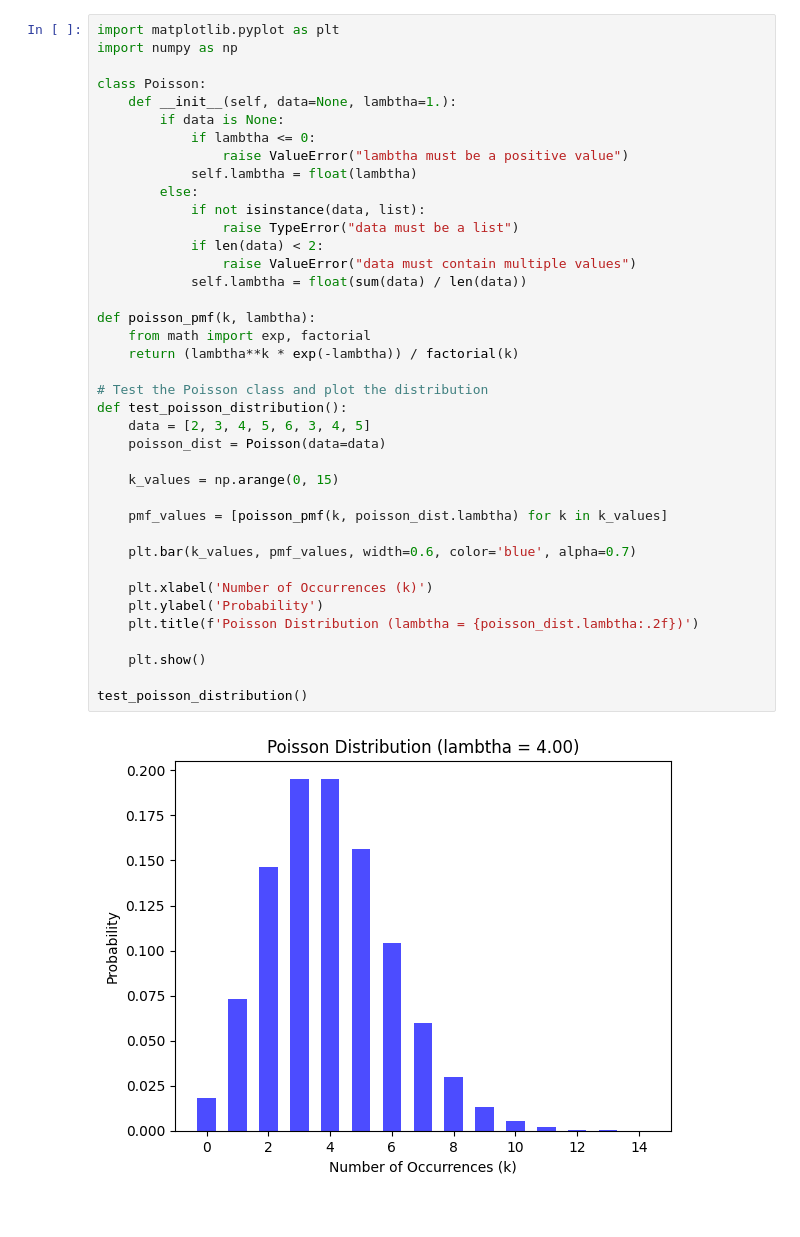
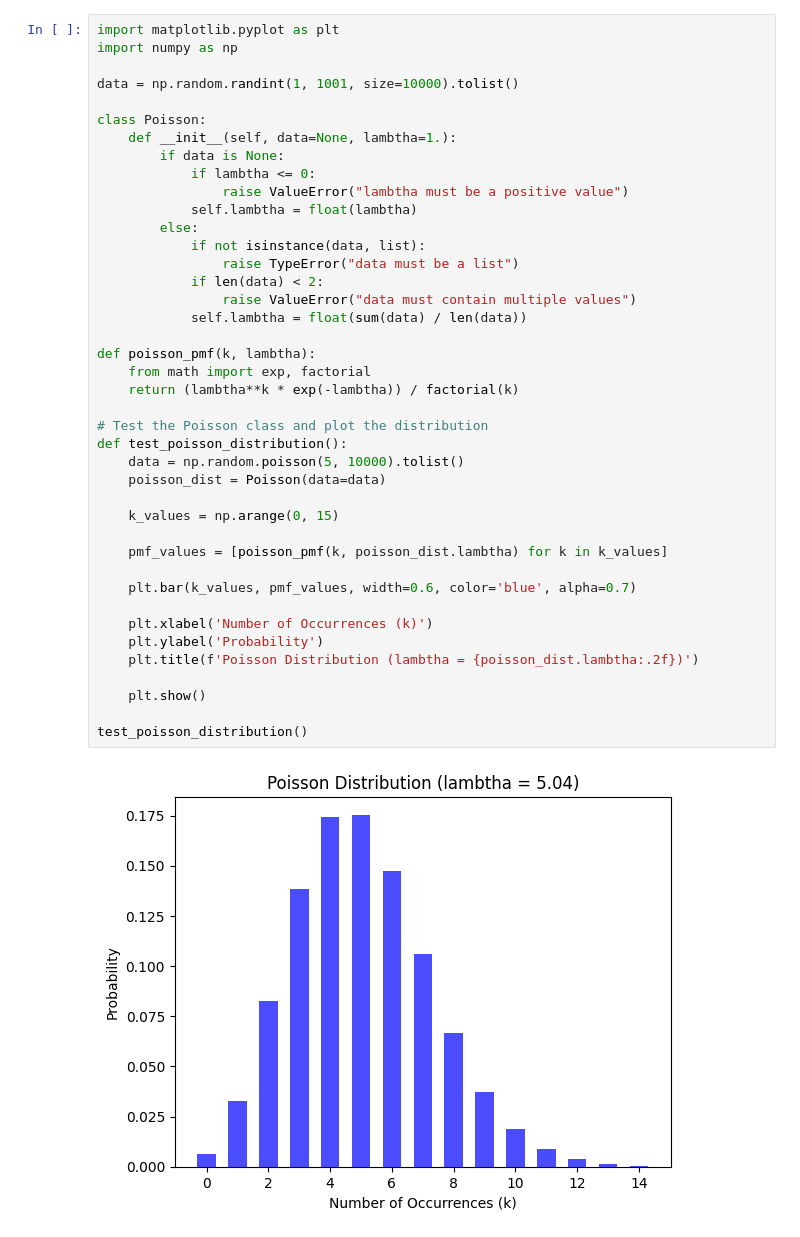
Before and after one commit to JCox924/atlas-machine_learning, a Jupyter notebook: math/probability/test.ipynb, the cells around one changed output. Drawn from its saved outputs; the diff is of its cells as text.

```diff
--- a/math/probability/test.ipynb
+++ b/math/probability/test.ipynb
@@ -1,6 +1,8 @@
 # %%
 import matplotlib.pyplot as plt
 import numpy as np
+
+data = np.random.randint(1, 1001, size=10000).tolist()
 
 class Poisson:
     def __init__(self, data=None, lambtha=1.):
@@ -10,32 +12,32 @@ class Poisson:
             self.lambtha = float(lambtha)
         else:
             if not isinstance(data, list):
                 raise TypeError("data must be a list")
             if len(data) < 2:
                 raise ValueError("data must contain multiple values")
             self.lambtha = float(sum(data) / len(data))
 
 def poisson_pmf(k, lambtha):
     from math import exp, factorial
     return (lambtha**k * exp(-lambtha)) / factorial(k)
 
 # Test the Poisson class and plot the distribution
 def test_poisson_distribution():
-    data = [2, 3, 4, 5, 6, 3, 4, 5]
+    data = np.random.poisson(5, 10000).tolist()
     poisson_dist = Poisson(data=data)
 
     k_values = np.arange(0, 15)
 
     pmf_values = [poisson_pmf(k, poisson_dist.lambtha) for k in k_values]
 
     plt.bar(k_values, pmf_values, width=0.6, color='blue', alpha=0.7)
 
     plt.xlabel('Number of Occurrences (k)')
     plt.ylabel('Probability')
     plt.title(f'Poisson Distribution (lambtha = {poisson_dist.lambtha:.2f})')
 
     plt.show()
 
 test_poisson_distribution()
 # %% [output]
-[figure, old version]
+[figure, new version]
```
Also changed, not shown: parts of 2 cells of this notebook, 8 other files.
